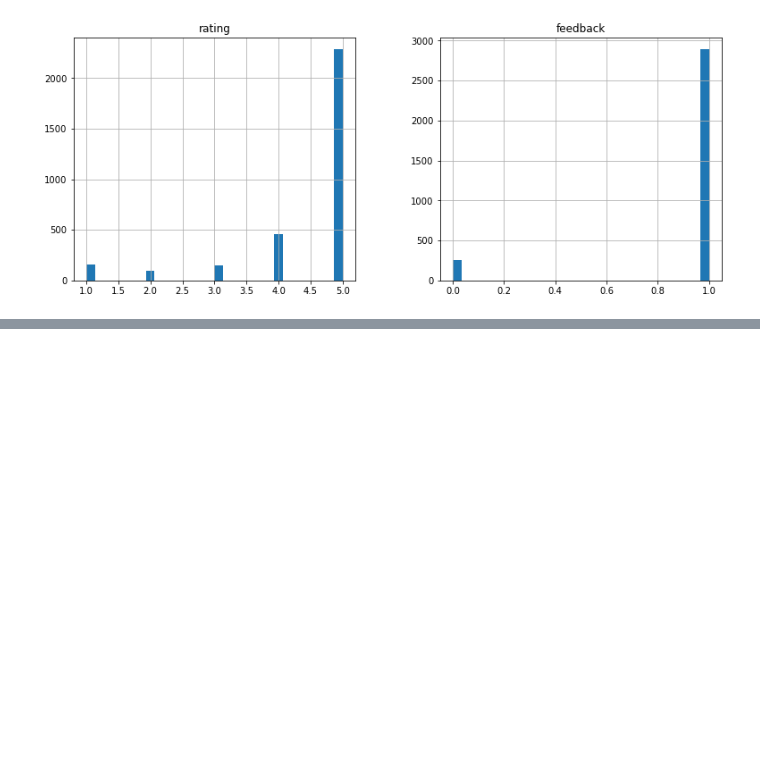
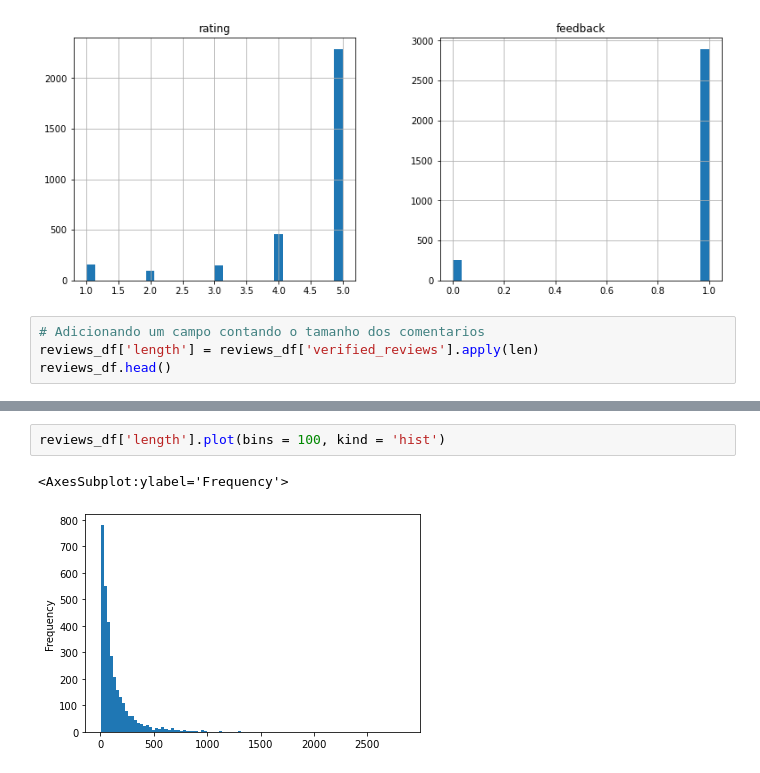
Before and after one commit to Rosivaldojesus/data_analysis, a Jupyter notebook: dp_relacoes-publicas/main.ipynb, the cells around one changed output, grey strips where cells are left out. Saved outputs shown, nothing was run; the diff lists cells and outputs as text; blank space fills up the shorter version.

```diff
--- a/dp_relacoes-publicas/main.ipynb
+++ b/dp_relacoes-publicas/main.ipynb
@@ -104,3 +98,7 @@ reviews_df.hist(bins = 30, figsize=(13, 5))
 array([[<AxesSubplot:title={'center':'rating'}>,
         <AxesSubplot:title={'center':'feedback'}>]], dtype=object)
 [figure]
+# %%
+# Adicionando um campo contando o tamanho dos comentarios
+reviews_df['length'] = reviews_df['verified_reviews'].apply(len)
+reviews_df.head()
@@ -106,0 +112,5 @@ array([[<AxesSubplot:title={'center':'rating'}>,
+# %%
+reviews_df['length'].plot(bins = 100, kind = 'hist')
+# %% [output]
+<AxesSubplot:ylabel='Frequency'>
+[figure, added]
```
Also changed, not shown: parts of 31 cells of this notebook, 2 other files.
